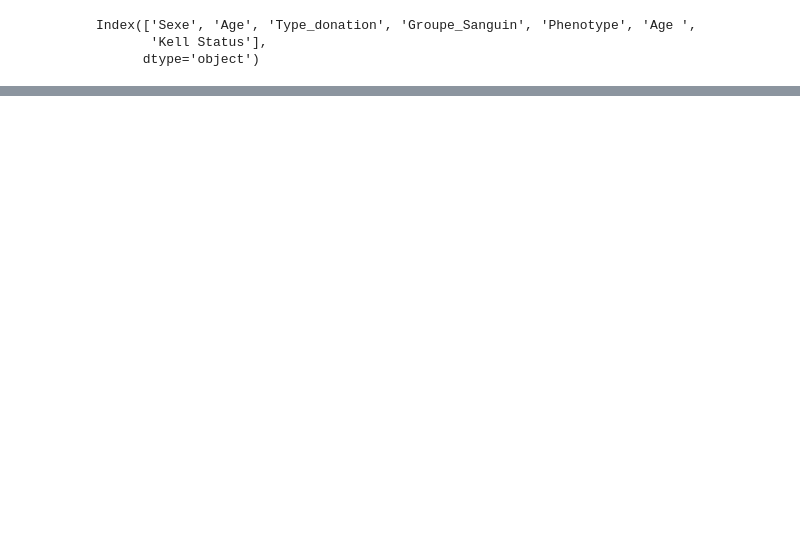
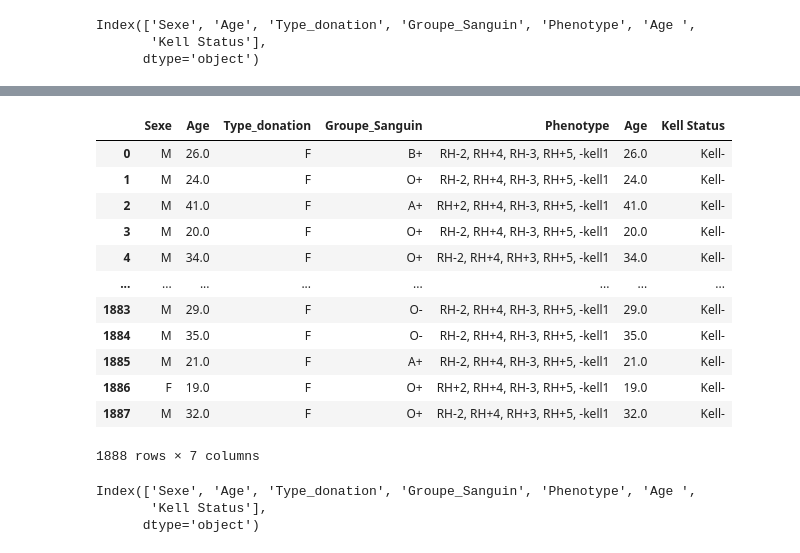
Before and after one commit to PimiYvan/projet_indaba, a Jupyter notebook: Untitled1.ipynb, the cells around one changed output, grey strips where cells are left out. Cells and saved outputs as stored; diff of their text form; code cells hidden in the pictures; blank space fills up the shorter version.

```diff
--- a/Untitled1.ipynb
+++ b/Untitled1.ipynb
@@ -328,3 +328,25 @@ fig.update_layout(
 fig.show()
 # %% [output]
 [interactive output not drawn]
+# %%
+data_donneur
+# %% [output]
+|  | Sexe | Age | Type_donation | Groupe_Sanguin | Phenotype | Age | Kell Status |
+| 0 | M | 26.0 | F | B+ | RH-2, RH+4, RH-3, RH+5, -kell1 | 26.0 | Kell- |
+| 1 | M | 24.0 | F | O+ | RH-2, RH+4, RH-3, RH+5, -kell1 | 24.0 | Kell- |
+| 2 | M | 41.0 | F | A+ | RH+2, RH+4, RH-3, RH+5, -kell1 | 41.0 | Kell- |
+| 3 | M | 20.0 | F | O+ | RH-2, RH+4, RH-3, RH+5, -kell1 | 20.0 | Kell- |
+| 4 | M | 34.0 | F | O+ | RH-2, RH+4, RH+3, RH+5, -kell1 | 34.0 | Kell- |
+| ... | ... | ... | ... | ... | ... | ... | ... |
+| 1883 | M | 29.0 | F | O- | RH-2, RH+4, RH-3, RH+5, -kell1 | 29.0 | Kell- |
+| 1884 | M | 35.0 | F | O- | RH-2, RH+4, RH-3, RH+5, -kell1 | 35.0 | Kell- |
+| 1885 | M | 21.0 | F | A+ | RH-2, RH+4, RH-3, RH+5, -kell1 | 21.0 | Kell- |
+| 1886 | F | 19.0 | F | O+ | RH+2, RH+4, RH-3, RH+5, -kell1 | 19.0 | Kell- |
+| 1887 | M | 32.0 | F | O+ | RH-2, RH+4, RH+3, RH+5, -kell1 | 32.0 | Kell- |
+1888 rows × 7 columns
+# %%
+data_donneur.columns
+# %% [output]
+Index(['Sexe', 'Age', 'Type_donation', 'Groupe_Sanguin', 'Phenotype', 'Age ',
+       'Kell Status'],
+      dtype='object')
```
Also changed, not shown: parts of 2 cells of this notebook, 59 other files.
